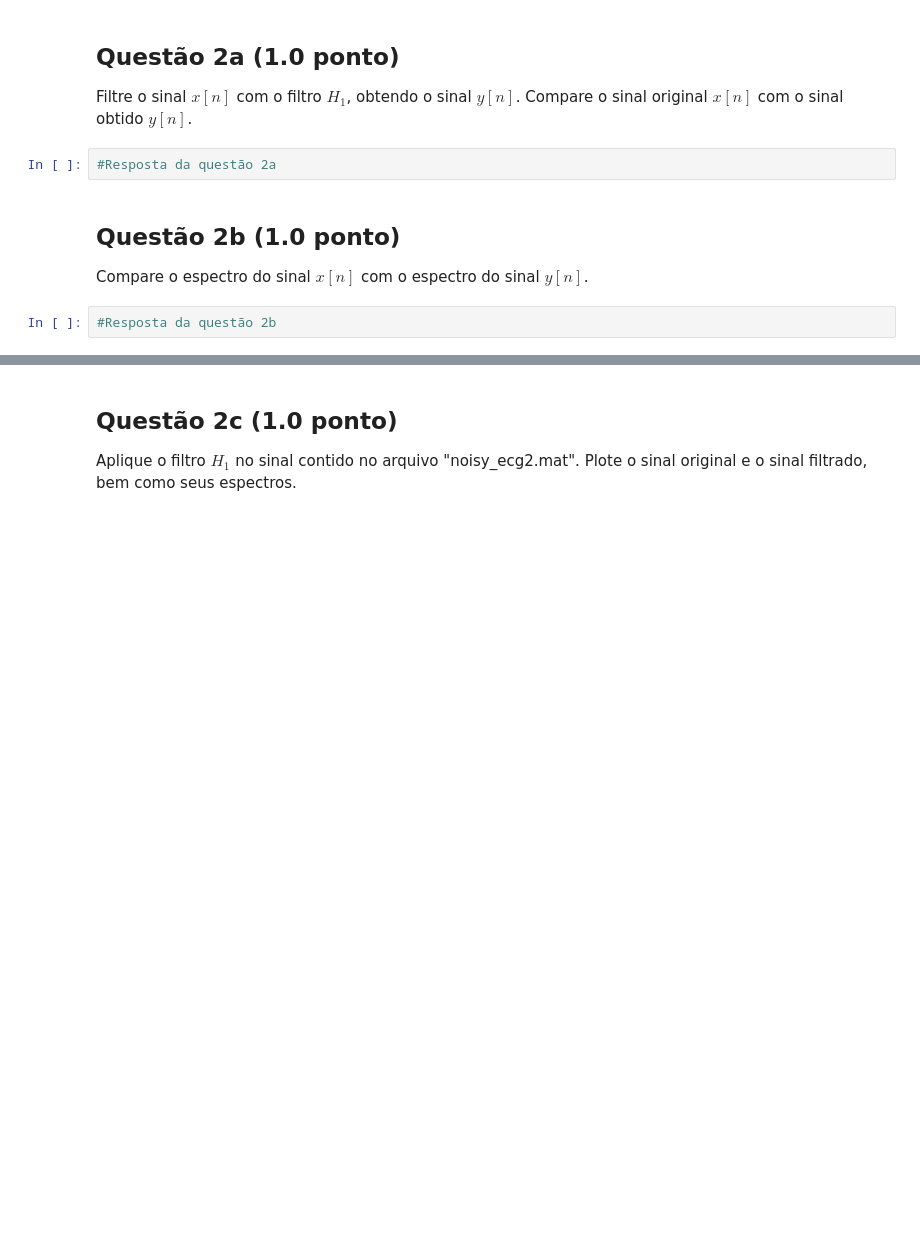
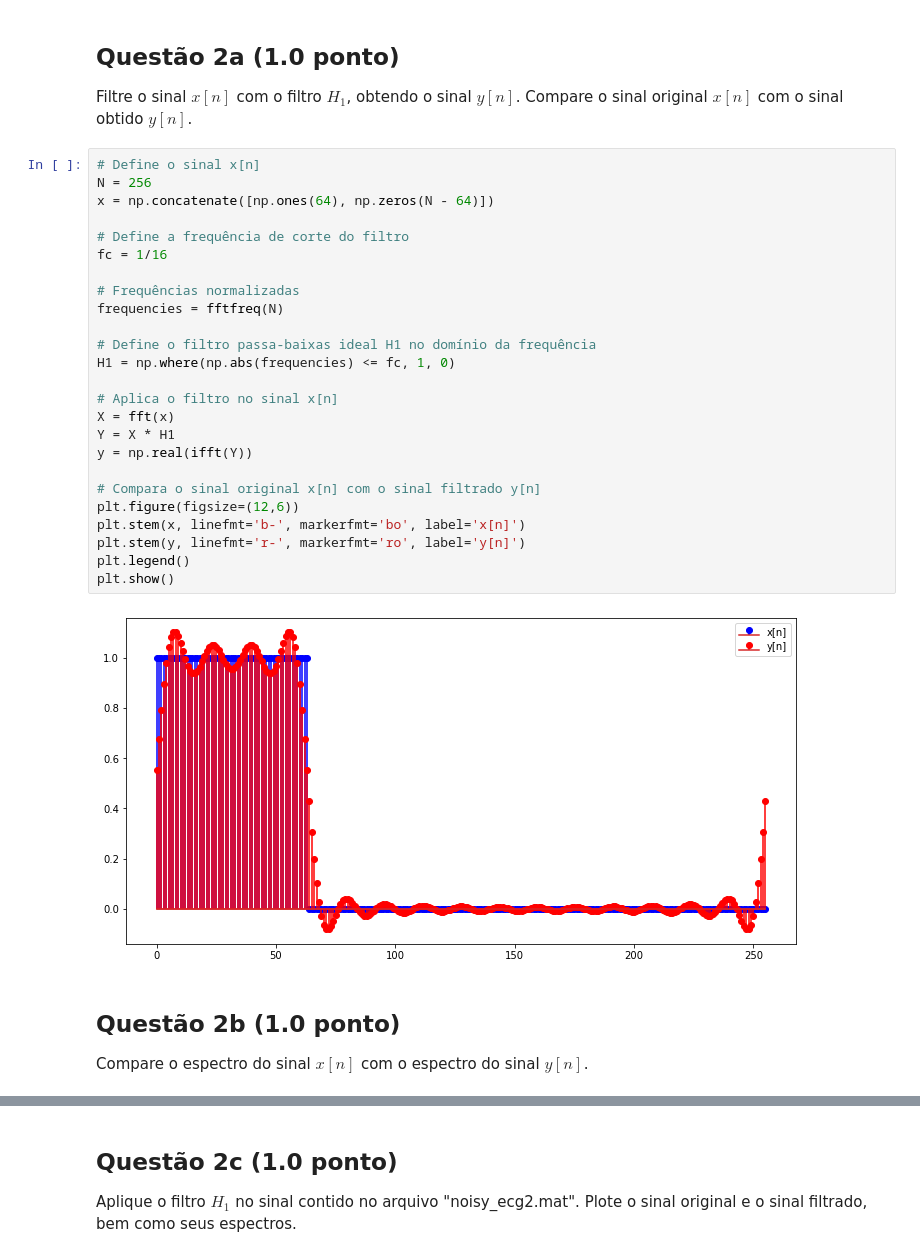
Before and after one commit to yantavares/sstd, a Jupyter notebook: Projeto_3/projeto3.ipynb, the cells around one changed output, grey strips where cells are left out. Cells and saved outputs as stored; diff of their text form; blank space fills up the shorter version.

```diff
--- a/Projeto_3/projeto3.ipynb
+++ b/Projeto_3/projeto3.ipynb
@@ -58,11 +119,34 @@ Considere agora um filtro passa-baixas ideal $H_1$ com frequência de corte norm
 ## Questão 2a (1.0  ponto)
 
 Filtre o sinal $x\left[n\right]$ com o filtro $H_1$, obtendo o sinal $y\left[n\right]$. Compare o sinal original $x\left[n\right]$ com o sinal obtido $y\left[n\right]$.
-# %%
-#Resposta da questão 2a
+# %%
+# Define o sinal x[n]
+N = 256
+x = np.concatenate([np.ones(64), np.zeros(N - 64)])
+
+# Define a frequência de corte do filtro
+fc = 1/16
+
+# Frequências normalizadas
+frequencies = fftfreq(N)
+
+# Define o filtro passa-baixas ideal H1 no domínio da frequência
+H1 = np.where(np.abs(frequencies) <= fc, 1, 0)
+
+# Aplica o filtro no sinal x[n]
+X = fft(x)
+Y = X * H1
+y = np.real(ifft(Y))
+
+# Compara o sinal original x[n] com o sinal filtrado y[n]
+plt.figure(figsize=(12,6))
+plt.stem(x, linefmt='b-', markerfmt='bo', label='x[n]')
+plt.stem(y, linefmt='r-', markerfmt='ro', label='y[n]')
+plt.legend()
+plt.show()
+# %% [output]
+[figure, added]
 # %% [markdown]
 ## Questão 2b (1.0 ponto)
 
 Compare o espectro do sinal $x\left[n\right]$ com o espectro do sinal $y\left[n\right]$.
-# %%
-#Resposta da questão 2b
```
Also changed, not shown: parts of 10 cells of this notebook.
